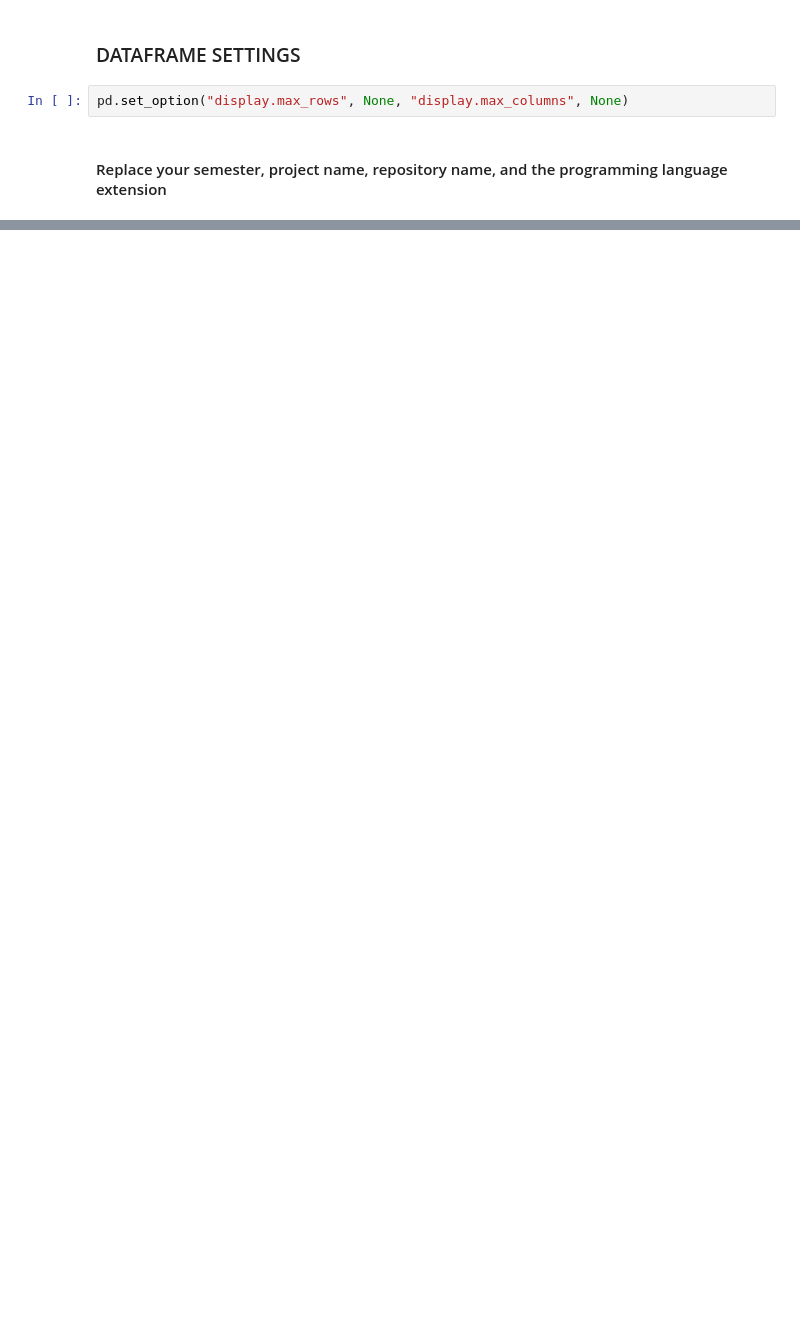
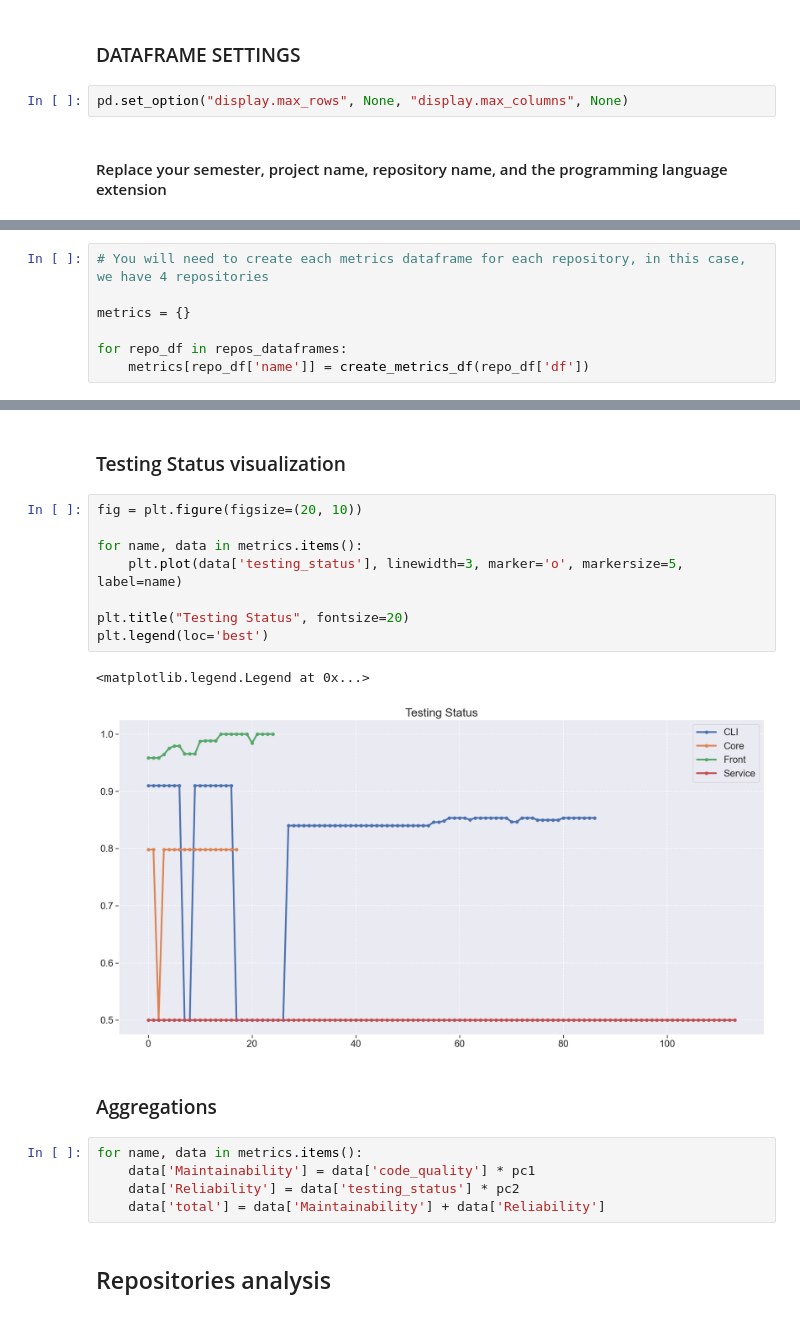
Before and after one commit to fga-eps-mds/Analytics, a Jupyter notebook: analytics.ipynb, the cells around one changed output, grey strips where cells are left out. Saved outputs shown, nothing was run; the diff lists cells and outputs as text; blank space fills up the shorter version.

Commit message:
Updated qualifiers and redundant dataframes
Co-authored-by: IanFPFerreira <ianfillipe@gmail.com>

```diff
--- a/analytics.ipynb
+++ b/analytics.ipynb
@@ -509,0 +395,7 @@ metrics_df.to_csv('data/fga-eps-mds-2021-1-YourProjectName-{}.csv'.format(curren
+# %%
+# You will need to create each metrics dataframe for each repository, in this case, we have 4 repositories
+
+metrics = {}
+
+for repo_df in repos_dataframes:
+    metrics[repo_df['name']] = create_metrics_df(repo_df['df'])
@@ -509,0 +458,22 @@ metrics_df.to_csv('data/fga-eps-mds-2021-1-YourProjectName-{}.csv'.format(curren
+# %% [markdown]
+### Testing Status visualization
+# %%
+fig = plt.figure(figsize=(20, 10))
+
+for name, data in metrics.items():
+    plt.plot(data['testing_status'], linewidth=3, marker='o', markersize=5, label=name)
+
+plt.title("Testing Status", fontsize=20)
+plt.legend(loc='best')
+# %% [output]
+<matplotlib.legend.Legend at 0x...>
+[figure, added]
+# %% [markdown]
+### Aggregations
+# %%
+for name, data in metrics.items():
+    data['Maintainability'] = data['code_quality'] * pc1
+    data['Reliability'] = data['testing_status'] * pc2
+    data['total'] = data['Maintainability'] + data['Reliability']
+# %% [markdown]
+## Repositories analysis
```
Also changed, not shown: parts of 120 cells of this notebook.
